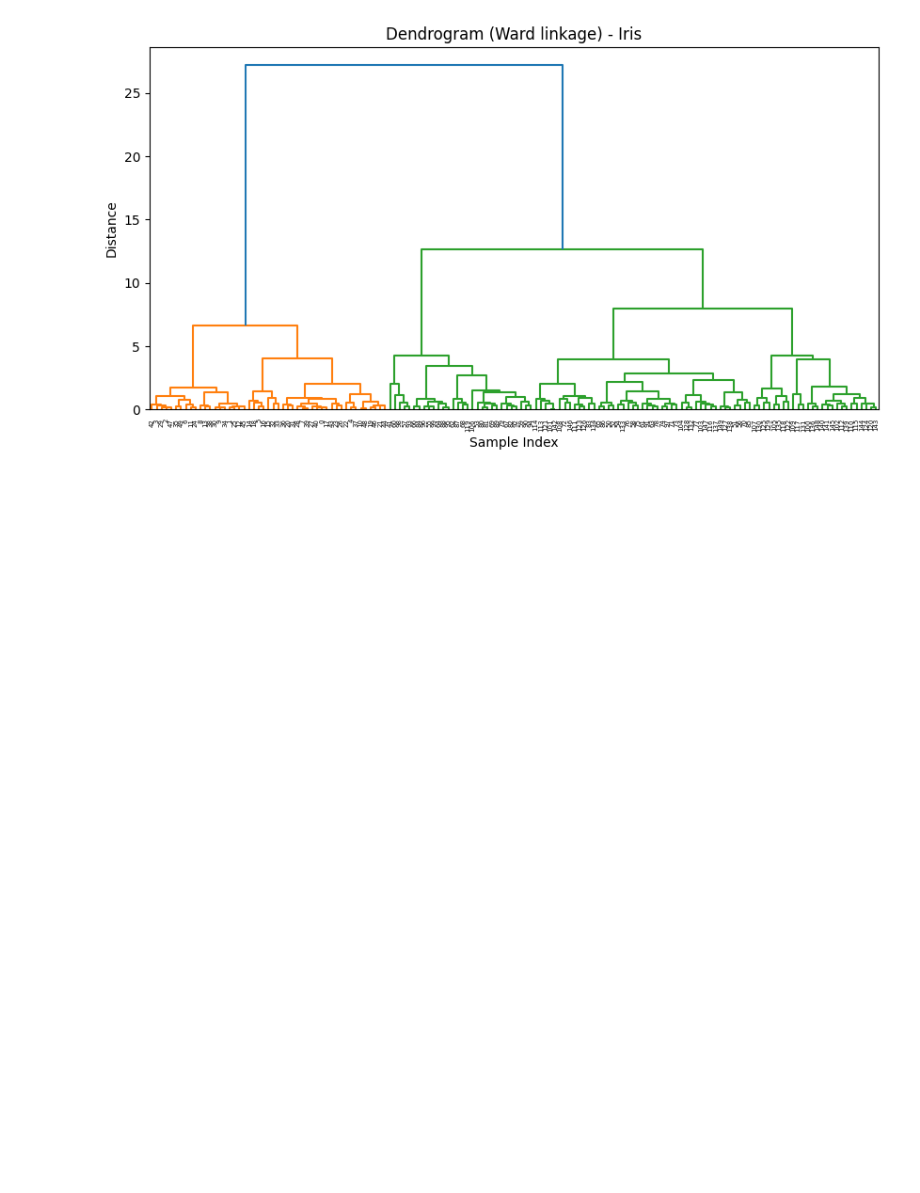
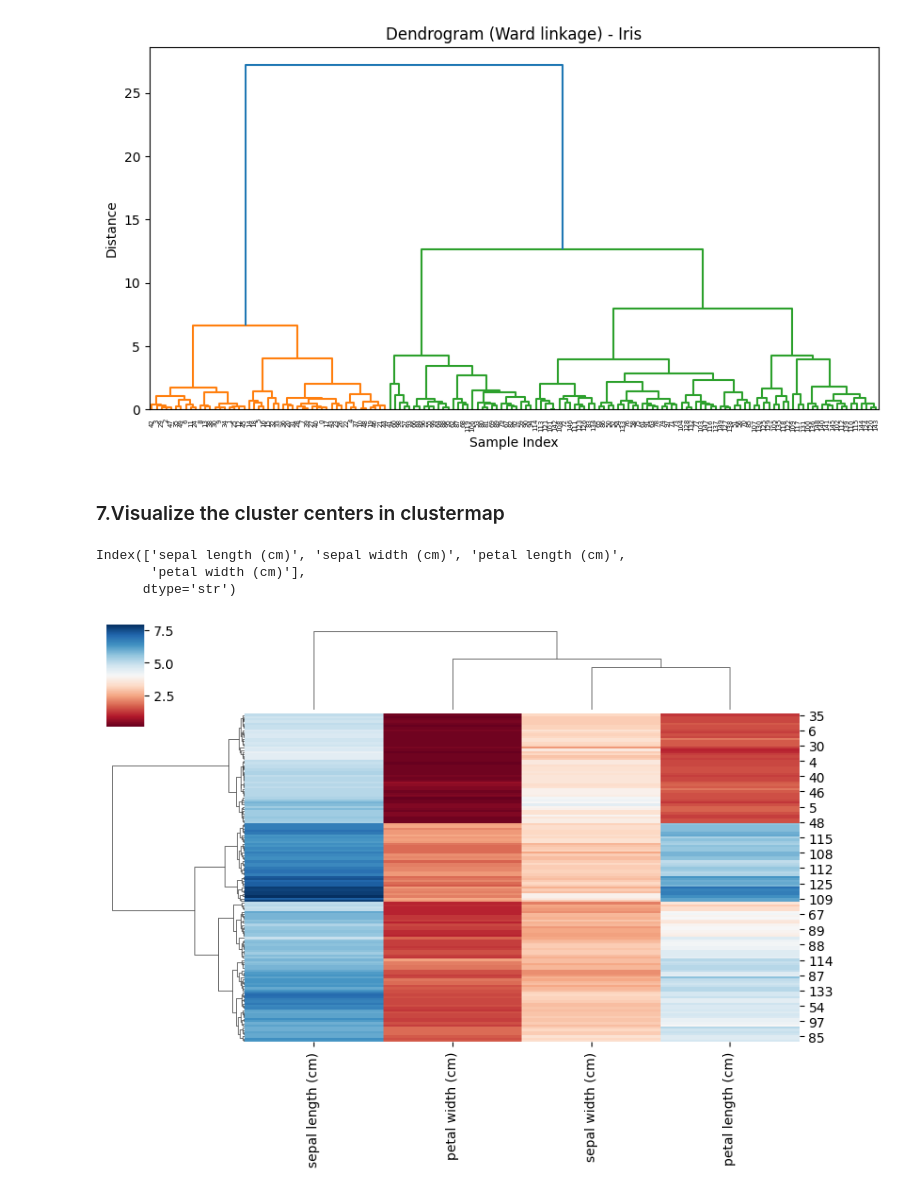
Before and after one commit to ISSLF/ML-EEP-Day2, a Jupyter notebook: HierarchicalClustering_iris_dataset.ipynb, the cells around one changed output. Drawn from its saved outputs; the diff is of its cells as text; code cells hidden in the pictures; blank space fills up the shorter version.

```diff
--- a/HierarchicalClustering_iris_dataset.ipynb
+++ b/HierarchicalClustering_iris_dataset.ipynb
@@ -91,3 +92,19 @@ plt.ylabel("Distance")
 plt.show()
 # %% [output]
 [figure]
+# %% [markdown]
+### 7.Visualize the cluster centers in clustermap
+# %%
+data = df.drop(columns=['species', 'Cluster'])
+# %%
+data.columns
+# %% [output]
+Index(['sepal length (cm)', 'sepal width (cm)', 'petal length (cm)',
+       'petal width (cm)'],
+      dtype='str')
+# %%
+# create a cluster map
+sns.clustermap(data, method='ward', cmap='RdBu', figsize=(8,6), xticklabels=data.columns)
+plt.show()
+# %% [output]
+[figure, added]
```
Also changed, not shown: parts of 2 cells of this notebook, 6 other files.
